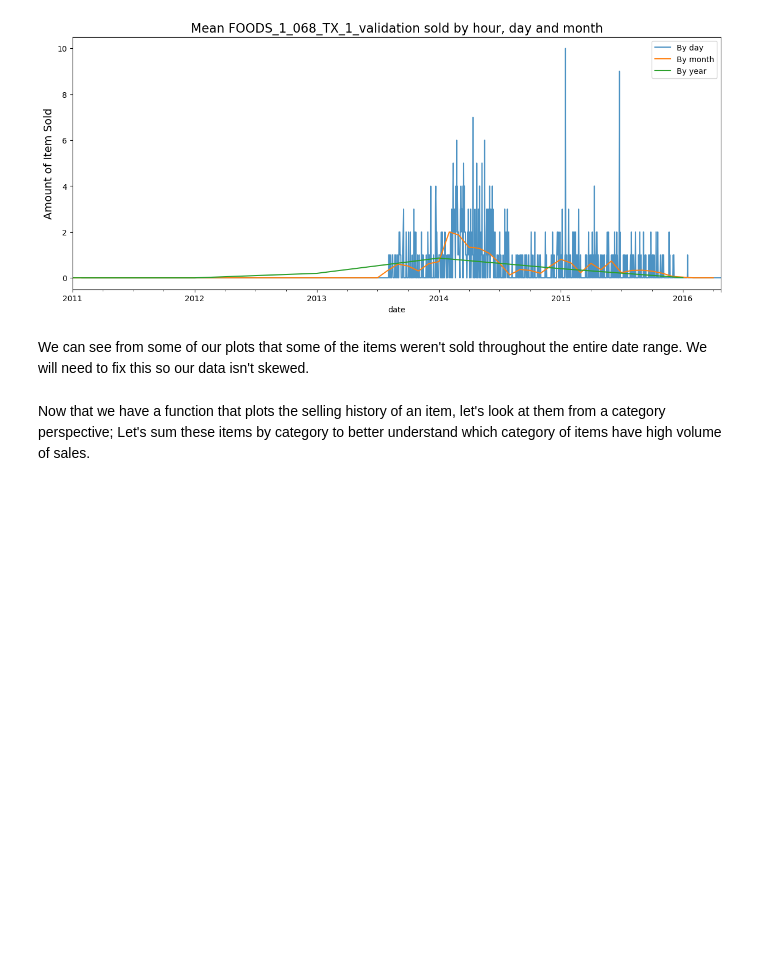
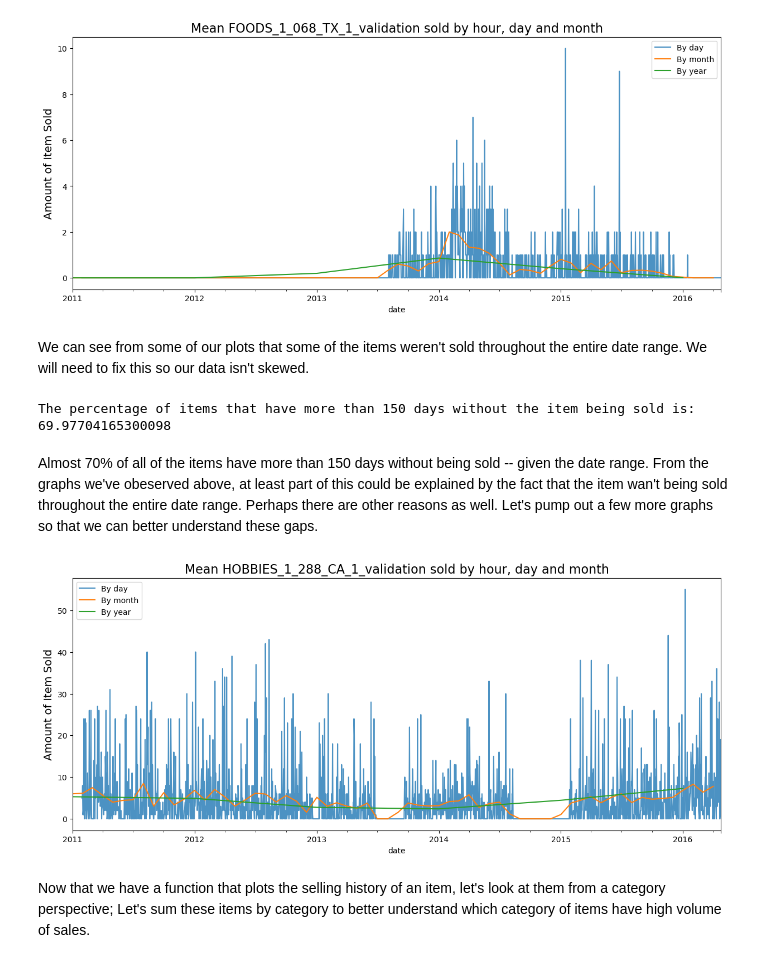
Before and after one commit to Luke-Gray/M5-Accuracy, a Jupyter notebook: M5 Basic EDA.ipynb, the cells around one changed output. Cells and saved outputs as stored; diff of their text form; code cells hidden in the pictures; blank space fills up the shorter version.

```diff
--- a/M5 Basic EDA.ipynb
+++ b/M5 Basic EDA.ipynb
@@ -117,5 +129,15 @@ for item_id in sales['id']:
     else:
         continue
+# %%
+print('The percentage of items that have more than 150 days without the item being sold is: {}'.format((len(limited_items)/sales.shape[0])*100))
+# %% [output]
+The percentage of items that have more than 150 days without the item being sold is: 69.97704165300098
+# %% [markdown]
+Almost 70% of all of the items have more than 150 days without being sold -- given the date range. From the graphs we've obeserved above, at least part of this could be explained by the fact that the item wan't being sold throughout the entire date range. Perhaps there are other reasons as well. Let's pump out a few more graphs so that we can better understand these gaps.
+# %%
+plot_item('HOBBIES_1_288_CA_1_validation')
+# %% [output]
+[figure, added]
 # %% [markdown]
 Now that we have a function that plots the selling history of an item, let's look at them from a category perspective; Let's sum these items by category to better understand which category of items have high volume of sales.
 # %%
```
Also changed, not shown: parts of 1 cell of this notebook.
